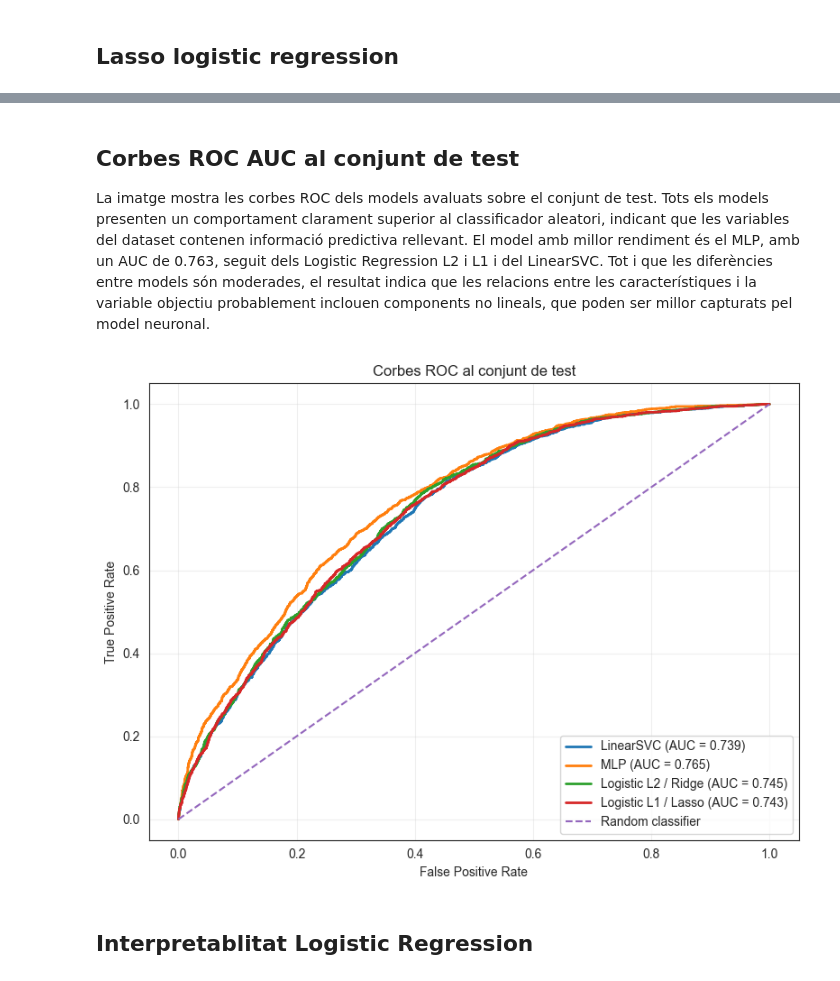
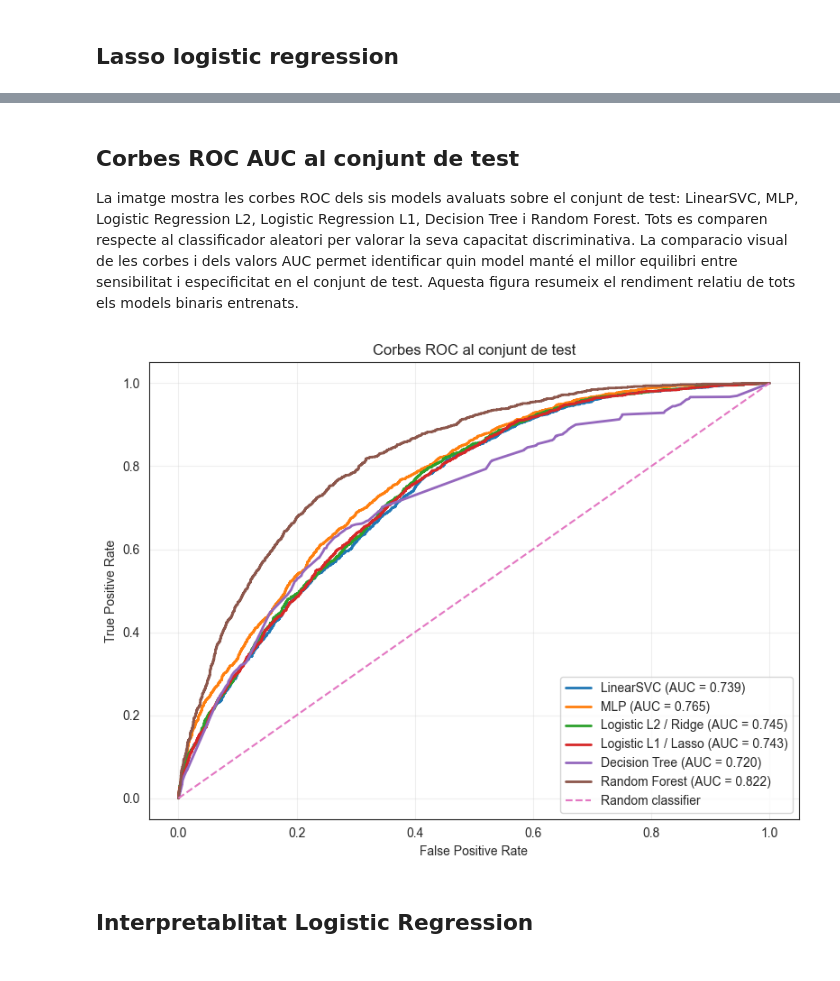
Before and after one commit to eliagarcia/tfg-genetic-variants, a Jupyter notebook: notebooks/class.ipynb, the cells around one changed output, grey strips where cells are left out. Cells and saved outputs as stored; diff of their text form; code cells hidden in the pictures.

```diff
--- a/notebooks/class.ipynb
+++ b/notebooks/class.ipynb
@@ -734,9 +950,9 @@ Test ROC AUC: 0.7430959743201699
 # %% [markdown]
 ## Corbes ROC AUC al conjunt de test
 
-La imatge mostra les corbes ROC dels models avaluats sobre el conjunt de test. Tots els models presenten un comportament clarament superior al classificador aleatori, indicant que les variables del dataset contenen informació predictiva rellevant.
-El model amb millor rendiment és el MLP, amb un AUC de 0.763, seguit dels Logistic Regression L2 i L1 i del LinearSVC.
-Tot i que les diferències entre models són moderades, el resultat indica que les relacions entre les característiques i la variable objectiu probablement inclouen components no lineals, que poden ser millor capturats pel model neuronal.
+La imatge mostra les corbes ROC dels sis models avaluats sobre el conjunt de test: LinearSVC, MLP, Logistic Regression L2, Logistic Regression L1, Decision Tree i Random Forest. Tots es comparen respecte al classificador aleatori per valorar la seva capacitat discriminativa.
+La comparacio visual de les corbes i dels valors AUC permet identificar quin model manté el millor equilibri entre sensibilitat i especificitat en el conjunt de test.
+Aquesta figura resumeix el rendiment relatiu de tots els models binaris entrenats.
 # %%
 
 # --- Millors models ja entrenats amb GridSearchCV ---
@@ -744,45 +960,55 @@ best_svm = grid_svm.best_estimator_
 best_mlp = grid_mlp.best_estimator_
 best_logreg_l2 = grid_l2.best_estimator_
 best_logreg_l1 = grid_l1.best_estimator_
+best_dt = grid_dt_binary.best_estimator_
+best_rf = random_search_rf_binary.best_estimator_
 
 # --- Scores/probabilitats al conjunt de test ---
 svm_scores = best_svm.decision_function(X_test)
 mlp_scores = best_mlp.predict_proba(X_test)[:, 1]
 l2_scores = best_logreg_l2.predict_proba(X_test)[:, 1]
 l1_scores = best_logreg_l1.predict_proba(X_test)[:, 1]
+dt_scores = best_dt.predict_proba(X_test)[:, 1]
+rf_scores = best_rf.predict_proba(X_test)[:, 1]
 
 # --- ROC curve points ---
 fpr_svm, tpr_svm, _ = roc_curve(y_test, svm_scores)
 fpr_mlp, tpr_mlp, _ = roc_curve(y_test, mlp_scores)
 fpr_l2, tpr_l2, _ = roc_curve(y_test, l2_scores)
 fpr_l1, tpr_l1, _ = roc_curve(y_test, l1_scores)
+fpr_dt, tpr_dt, _ = roc_curve(y_test, dt_scores)
+fpr_rf, tpr_rf, _ = roc_curve(y_test, rf_scores)
 
 # --- AUC ---
 auc_svm = roc_auc_score(y_test, svm_scores)
 auc_mlp = roc_auc_score(y_test, mlp_scores)
 auc_l2 = roc_auc_score(y_test, l2_scores)
 auc_l1 = roc_auc_score(y_test, l1_scores)
+auc_dt = roc_auc_score(y_test, dt_scores)
+auc_rf = roc_auc_score(y_test, rf_scores)
 
 # --- Plot ---
 plt.figure(figsize=(8, 6))
 
 plt.plot(fpr_svm, tpr_svm, linewidth=2, label=f"LinearSVC (AUC = {auc_svm:.3f})")
 plt.plot(fpr_mlp, tpr_mlp, linewidth=2, label=f"MLP (AUC = {auc_mlp:.3f})")
 plt.plot(fpr_l2, tpr_l2, linewidth=2, label=f"Logistic L2 / Ridge (AUC = {auc_l2:.3f})")
 plt.plot(fpr_l1, tpr_l1, linewidth=2, label=f"Logistic L1 / Lasso (AUC = {auc_l1:.3f})")
+plt.plot(fpr_dt, tpr_dt, linewidth=2, label=f"Decision Tree (AUC = {auc_dt:.3f})")
+plt.plot(fpr_rf, tpr_rf, linewidth=2, label=f"Random Forest (AUC = {auc_rf:.3f})")
 
 # línia diagonal d'atzar
 plt.plot([0, 1], [0, 1], linestyle="--", linewidth=1.5, label="Random classifier")
 
 plt.xlabel("False Positive Rate")
 plt.ylabel("True Positive Rate")
 plt.title("Corbes ROC al conjunt de test")
 plt.legend(loc="lower right")
 plt.grid(alpha=0.3)
 plt.tight_layout()
 plt.show()
 # %% [output]
-[figure, old version]
+[figure, new version]
 # %% [markdown]
 ## Interpretablitat Logistic Regression
 # %%
```
Also changed, not shown: parts of 18 cells of this notebook.
